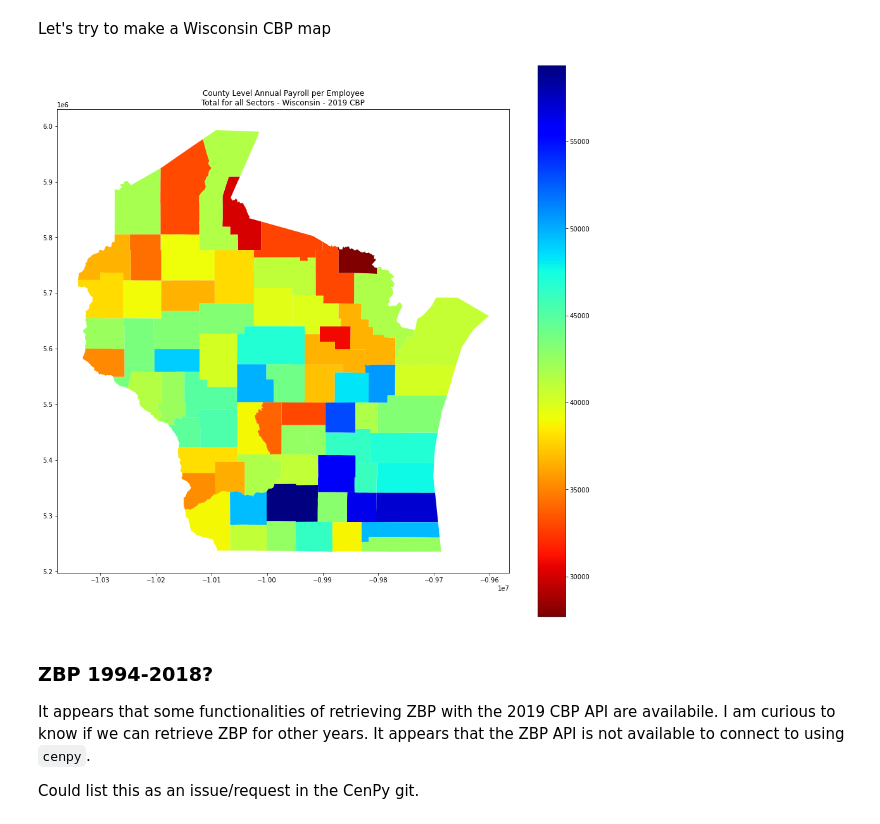
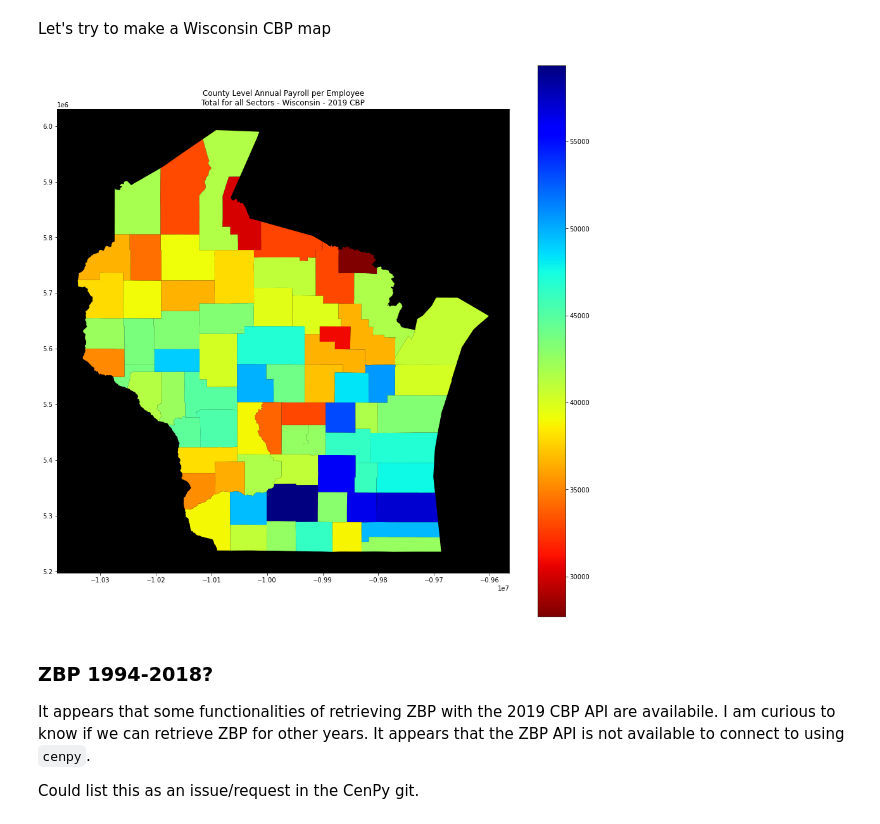
Before and after one commit to edebroux/census_api_builder, a Jupyter notebook: cenpy_practice.ipynb, the cells around one changed output. Cells and saved outputs as stored; diff of their text form; code cells hidden in the pictures.

Commit message:
Changed visualizations background color.

```diff
--- a/cenpy_practice.ipynb
+++ b/cenpy_practice.ipynb
@@ -275,15 +275,15 @@ Let's try to make a Wisconsin CBP map
 # %%
 fig, ax = plt.subplots(figsize=(16,16))
 wi_data = gpd.GeoDataFrame(wi_cbp_geo[["NAME_x", "NAICS2017", "EMP", "ESTAB", "PAYANN", "PAYQTR1", "geometry"]])
 wi_data["EMP"] = wi_data["EMP"].astype(np.int64); wi_data["PAYANN"] = wi_data["PAYANN"].astype(np.int64)
 wi_data["AP_PER_EMP"] = wi_data["PAYANN"] / wi_data["EMP"] * 1000.
 wi_data["AP_PER_EMP"] = wi_data["AP_PER_EMP"].round(decimals=0)
 wi_data[wi_data.NAICS2017=="00"].plot(ax=ax, legend=True, column = "AP_PER_EMP", cmap="jet_r")
 ax.set_title("County Level Annual Payroll per Employee\nTotal for all Sectors - Wisconsin - 2019 CBP")
-
+ax.set_facecolor("k")
 plt.show()
 # %% [output]
-[figure, old version]
+[figure, new version]
 # %% [markdown]
 ### ZBP 1994-2018?
 It appears that some functionalities of retrieving ZBP with the 2019 CBP API are availabile. I am curious to know if we can retrieve ZBP for other years. It appears that the ZBP API is not available to connect to using `cenpy`.
```
Also changed, not shown: parts of 2 cells of this notebook.
